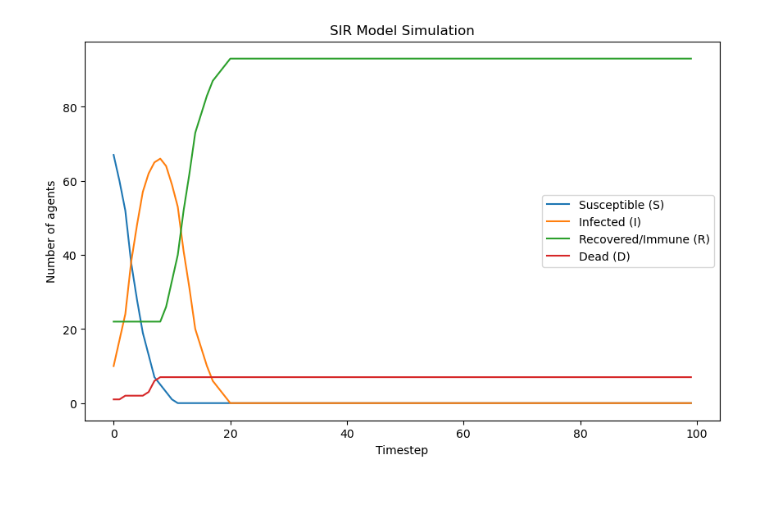
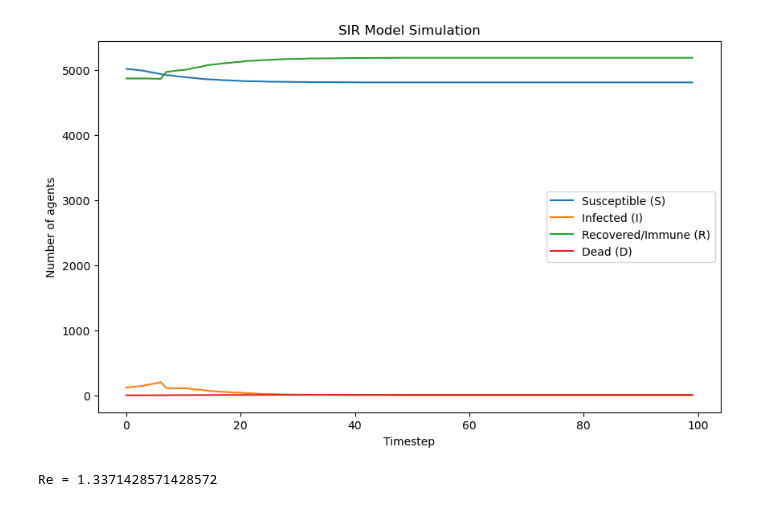
Before and after one commit to tovebrunell/ABM, a Jupyter notebook: Plotta_data.ipynb, the cells around one changed output. Drawn from its saved outputs; the diff is of its cells as text; code cells hidden in the pictures.

```diff
--- a/Plotta_data.ipynb
+++ b/Plotta_data.ipynb
@@ -37,52 +53,27 @@ D: 5
 # %%
-import matplotlib.pyplot as plt
 
-# --------------------------
-# PARAMETRAR
-# --------------------------
-N = 100
-width = 10
-height = 10
-initial_infected = 5
-vaccination_rate = 0.2
-mortality_rate = 0.01
-timesteps = 100
-
-# --------------------------
-# SKAPA MODELL
-# --------------------------
-model = SIRModel(N, width, height, initial_infected, vaccination_rate, mortality_rate)
-
-# --------------------------
-# LISTOR FÖR DATA
-# --------------------------
-S_history = []
-I_history = []
-R_history = []
-D_history = []
-
-# --------------------------
-# KÖR MODELLEN
-# --------------------------
-for t in range(timesteps):
-    model.step()
-    S_history.append(model.count_status("S"))
-    I_history.append(model.count_status("I"))
-    R_history.append(model.count_status("R"))
-    D_history.append(model.count_status("D"))
-
-# --------------------------
-# RITA GRAF
-# --------------------------
 plt.figure(figsize=(10,6))
 plt.plot(S_history, label="Susceptible (S)")
 plt.plot(I_history, label="Infected (I)")
 plt.plot(R_history, label="Recovered/Immune (R)")
 plt.plot(D_history, label="Dead (D)")
 plt.xlabel("Timestep")
 plt.ylabel("Number of agents")
 plt.title("SIR Model Simulation")
 plt.legend()
 plt.show()
 # %% [output]
-[figure, old version]
+[figure, new version]
+# %%
+# Skapa dictionary: infector -> antal sekundära infektioner
+secondary = {}
+for event in model.infection_log:
+    inf = event["infector_id"]
+    if inf is not None:
+        secondary[inf] = secondary.get(inf, 0) + 1
+
+# Medelvärdet = Re
+Re = sum(secondary.values()) / len(secondary) if secondary else 0
+print("Re =", Re)
+# %% [output]
+Re = 1.3371428571428572
```
Also changed, not shown: parts of 1 cell of this notebook, 2 other files.
